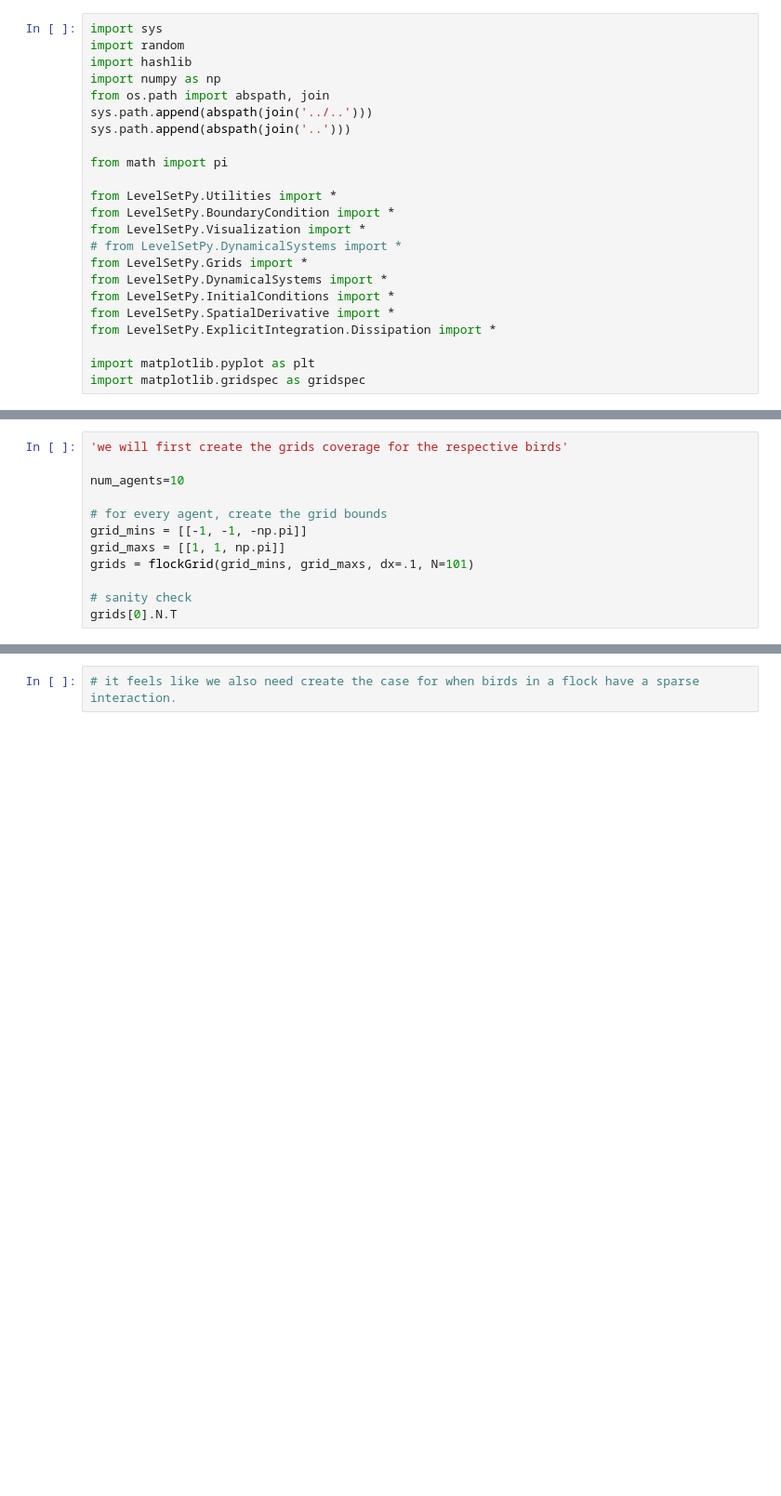
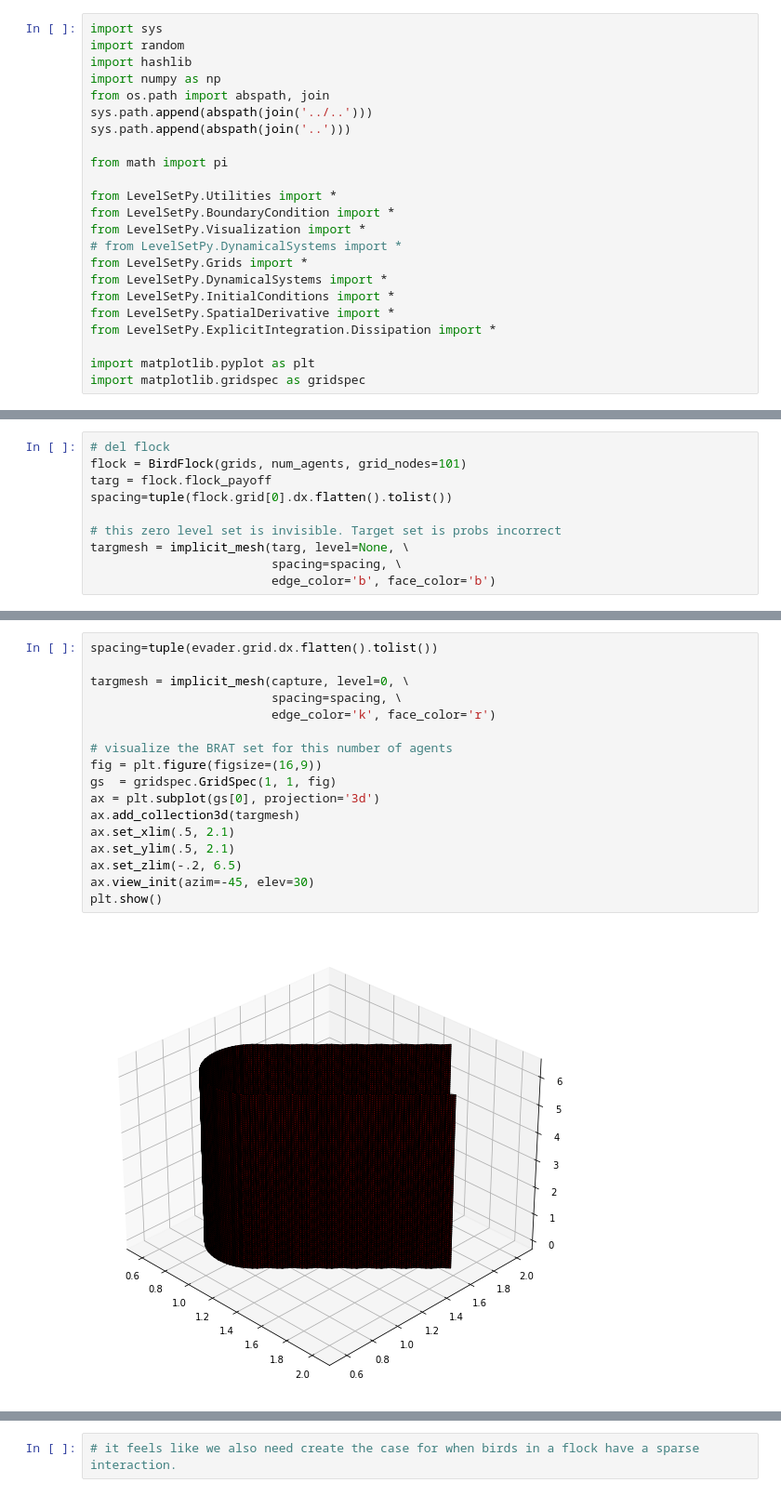
Before and after one commit to robotsorcerer/ComplexBRAT, a Jupyter notebook: Notes/large_brat.ipynb, the cells around one changed output, grey strips where cells are left out. Shown at 93% size. Drawn from its saved outputs; the diff is of its cells as text; blank space fills up the shorter version.

```diff
--- a/Notes/large_brat.ipynb
+++ b/Notes/large_brat.ipynb
@@ -1099,12 +54,0 @@ class Graph():
-# %%
-'we will first create the grids coverage for the respective birds'
-
-num_agents=10
-
-# for every agent, create the grid bounds
-grid_mins = [[-1, -1, -np.pi]]
-grid_maxs = [[1, 1, np.pi]]
-grids = flockGrid(grid_mins, grid_maxs, dx=.1, N=101)
-
-# sanity check
-grids[0].N.T
@@ -1117,0 +66,10 @@ Bird 0.
+# %%
+# del flock
+flock = BirdFlock(grids, num_agents, grid_nodes=101)
+targ = flock.flock_payoff
+spacing=tuple(flock.grid[0].dx.flatten().tolist())
+
+# this zero level set is invisible. Target set is probs incorrect
+targmesh = implicit_mesh(targ, level=None, \
+                         spacing=spacing, \
+                         edge_color='b', face_color='b')
@@ -1117,0 +110,19 @@ Bird 0.
+# %%
+spacing=tuple(evader.grid.dx.flatten().tolist())
+
+targmesh = implicit_mesh(capture, level=0, \
+                         spacing=spacing, \
+                         edge_color='k', face_color='r')
+
+# visualize the BRAT set for this number of agents
+fig = plt.figure(figsize=(16,9))
+gs  = gridspec.GridSpec(1, 1, fig)
+ax = plt.subplot(gs[0], projection='3d')
+ax.add_collection3d(targmesh)
+ax.set_xlim(.5, 2.1)
+ax.set_ylim(.5, 2.1)
+ax.set_zlim(-.2, 6.5)
+ax.view_init(azim=-45, elev=30)
+plt.show()
+# %% [output]
+[figure, added]
```
Also changed, not shown: parts of 21 cells of this notebook, 1 other file.
